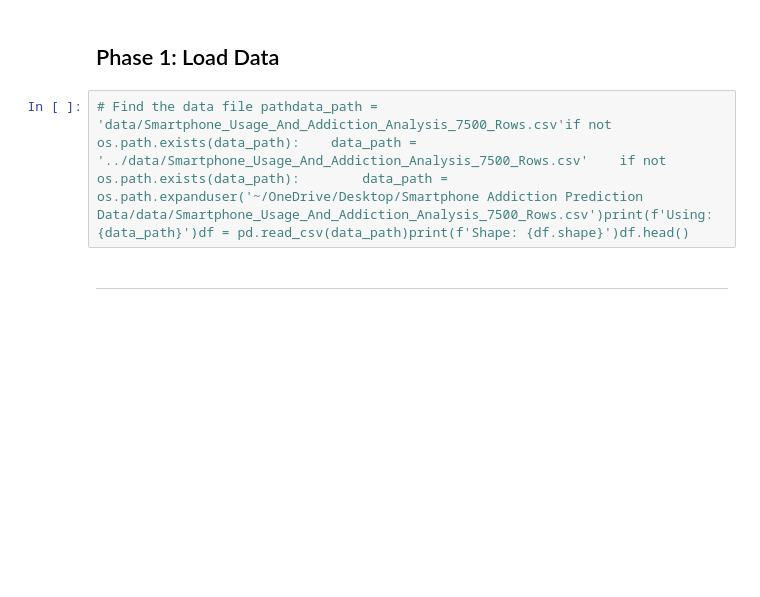
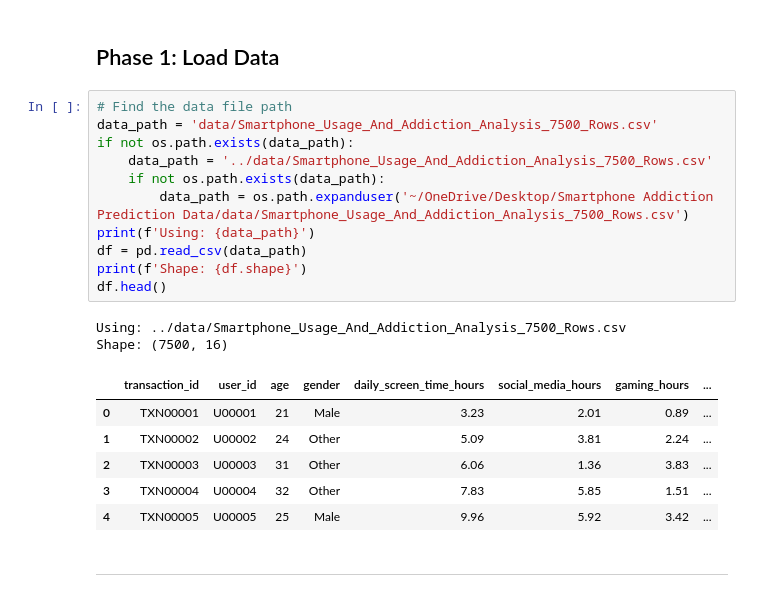
Before and after one commit to shamy-b/Smartphone-Addiction-Behavioral-Analysis, a Jupyter notebook: notebooks/analysis.ipynb, the cells around one changed output. Cells and saved outputs as stored; diff of their text form; blank space fills up the shorter version.

```diff
--- a/notebooks/analysis.ipynb
+++ b/notebooks/analysis.ipynb
@@ -7,7 +28,25 @@ import osprint('Current dir:', os.getcwd())import pandas as pdimport numpy as np
 # %% [markdown]
 ## Phase 1: Load Data
 # %%
-# Find the data file pathdata_path = 'data/Smartphone_Usage_And_Addiction_Analysis_7500_Rows.csv'if not os.path.exists(data_path):    data_path = '../data/Smartphone_Usage_And_Addiction_Analysis_7500_Rows.csv'    if not os.path.exists(data_path):        data_path = os.path.expanduser('~/OneDrive/Desktop/Smartphone Addiction Prediction Data/data/Smartphone_Usage_And_Addiction_Analysis_7500_Rows.csv')print(f'Using: {data_path}')df = pd.read_csv(data_path)print(f'Shape: {df.shape}')df.head()
+# Find the data file path
+data_path = 'data/Smartphone_Usage_And_Addiction_Analysis_7500_Rows.csv'
+if not os.path.exists(data_path):
+    data_path = '../data/Smartphone_Usage_And_Addiction_Analysis_7500_Rows.csv'
+    if not os.path.exists(data_path):
+        data_path = os.path.expanduser('~/OneDrive/Desktop/Smartphone Addiction Prediction Data/data/Smartphone_Usage_And_Addiction_Analysis_7500_Rows.csv')
+print(f'Using: {data_path}')
+df = pd.read_csv(data_path)
+print(f'Shape: {df.shape}')
+df.head()
+# %% [output]
+Using: ../data/Smartphone_Usage_And_Addiction_Analysis_7500_Rows.csv
+Shape: (7500, 16)
+|  | transaction_id | user_id | age | gender | daily_screen_time_hours | social_media_hours | gaming_hours | ... |
+| 0 | TXN00001 | U00001 | 21 | Male | 3.23 | 2.01 | 0.89 | ... |
+| 1 | TXN00002 | U00002 | 24 | Other | 5.09 | 3.81 | 2.24 | ... |
+| 2 | TXN00003 | U00003 | 31 | Other | 6.06 | 1.36 | 3.83 | ... |
+| 3 | TXN00004 | U00004 | 32 | Other | 7.83 | 5.85 | 1.51 | ... |
+| 4 | TXN00005 | U00005 | 25 | Male | 9.96 | 5.92 | 3.42 | ... |
 # %% [markdown]
 ---
 # %% [markdown]
```
Also changed, not shown: parts of 19 cells of this notebook.
